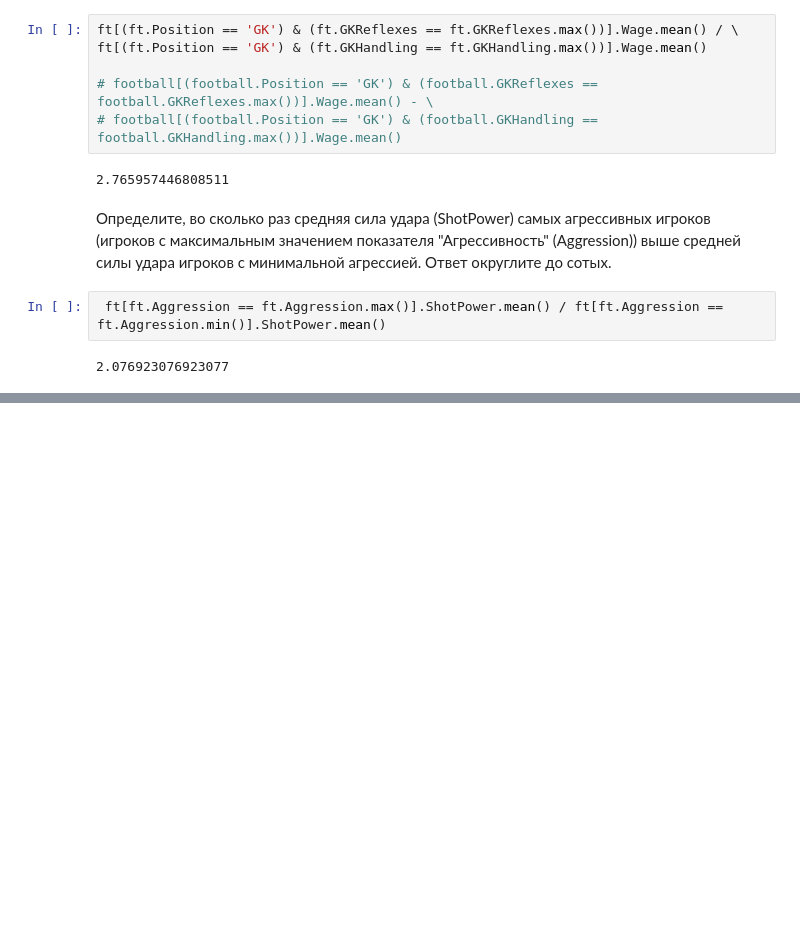
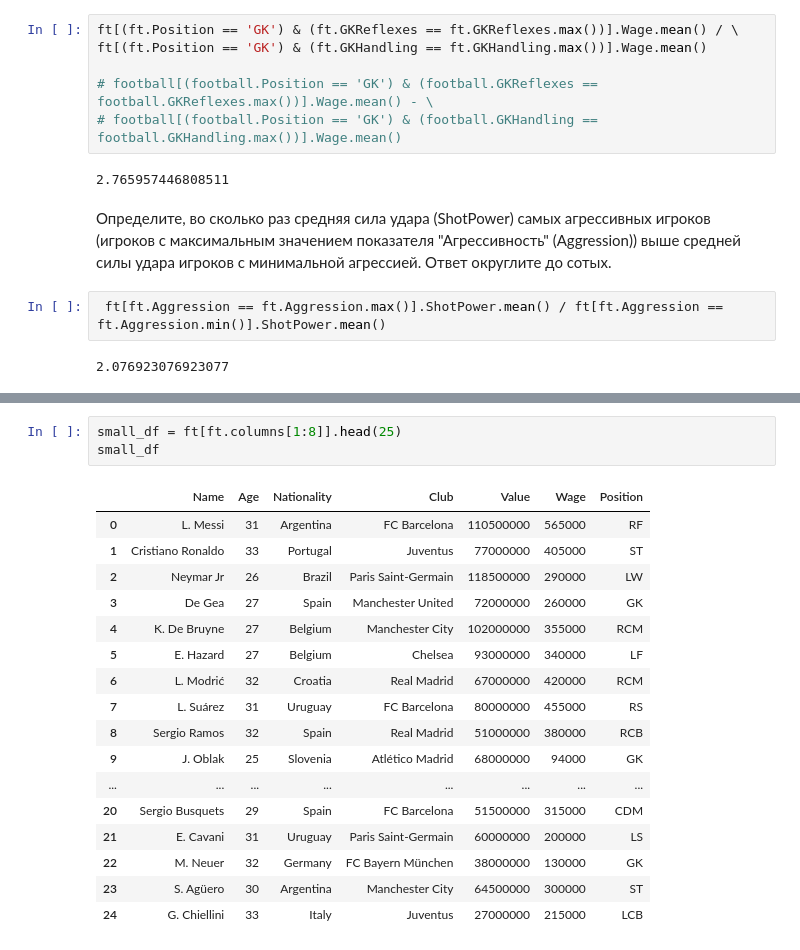
Before and after one commit to aar44i/DataScience, a Jupyter notebook: SkillFactory/5.ipynb, the cells around one changed output, grey strips where cells are left out. Drawn from its saved outputs; the diff is of its cells as text; blank space fills up the shorter version.

```diff
--- a/SkillFactory/5.ipynb
+++ b/SkillFactory/5.ipynb
@@ -170,0 +292,21 @@ ft[(ft.Position == 'GK') & (ft.GKHandling == ft.GKHandling.max())].Wage.mean()
+# %%
+small_df = ft[ft.columns[1:8]].head(25)
+small_df
+# %% [output]
+|  | Name | Age | Nationality | Club | Value | Wage | Position |
+| 0 | L. Messi | 31 | Argentina | FC Barcelona | 110500000 | 565000 | RF |
+| 1 | Cristiano Ronaldo | 33 | Portugal | Juventus | 77000000 | 405000 | ST |
+| 2 | Neymar Jr | 26 | Brazil | Paris Saint-Germain | 118500000 | 290000 | LW |
+| 3 | De Gea | 27 | Spain | Manchester United | 72000000 | 260000 | GK |
+| 4 | K. De Bruyne | 27 | Belgium | Manchester City | 102000000 | 355000 | RCM |
+| 5 | E. Hazard | 27 | Belgium | Chelsea | 93000000 | 340000 | LF |
+| 6 | L. Modrić | 32 | Croatia | Real Madrid | 67000000 | 420000 | RCM |
+| 7 | L. Suárez | 31 | Uruguay | FC Barcelona | 80000000 | 455000 | RS |
+| 8 | Sergio Ramos | 32 | Spain | Real Madrid | 51000000 | 380000 | RCB |
+| 9 | J. Oblak | 25 | Slovenia | Atlético Madrid | 68000000 | 94000 | GK |
+| ... | ... | ... | ... | ... | ... | ... | ... |
+| 20 | Sergio Busquets | 29 | Spain | FC Barcelona | 51500000 | 315000 | CDM |
+| 21 | E. Cavani | 31 | Uruguay | Paris Saint-Germain | 60000000 | 200000 | LS |
+| 22 | M. Neuer | 32 | Germany | FC Bayern München | 38000000 | 130000 | GK |
+| 23 | S. Agüero | 30 | Argentina | Manchester City | 64500000 | 300000 | ST |
+| 24 | G. Chiellini | 33 | Italy | Juventus | 27000000 | 215000 | LCB |
```
Also changed, not shown: parts of 11 cells of this notebook.
